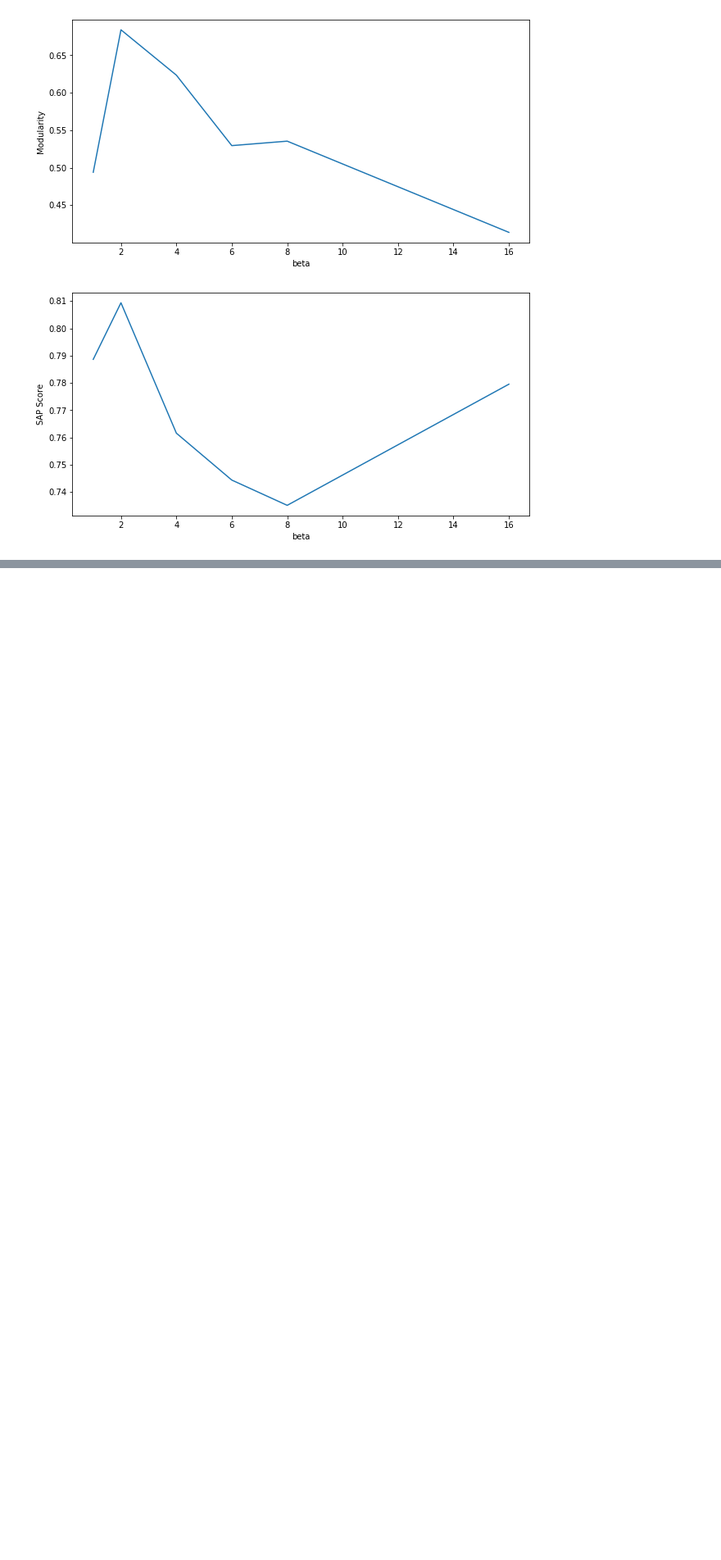
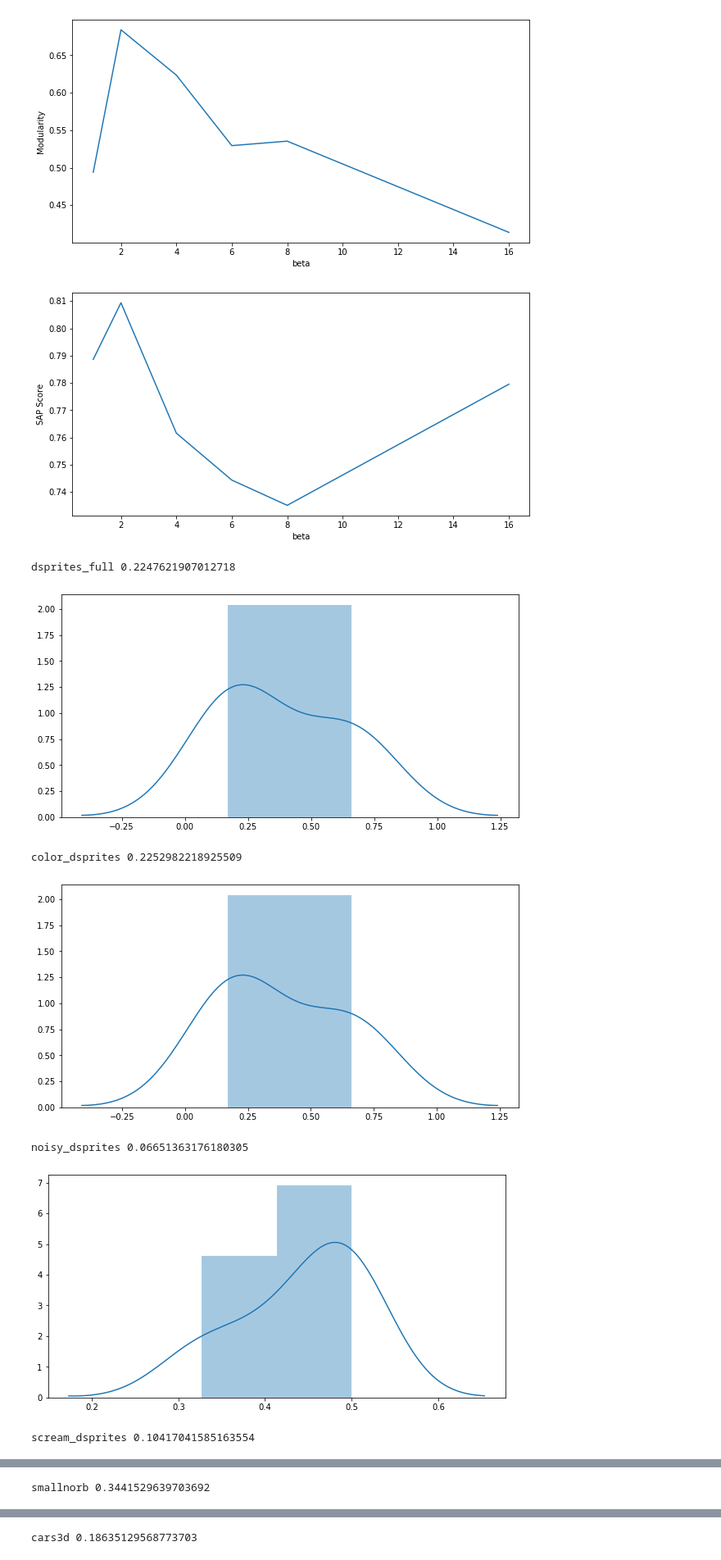
Before and after one commit to homaralex/disentanglement_lib, a Jupyter notebook: plots/notebooks/analyze_hnlpca.ipynb, the cells around one changed output, grey strips where cells are left out. Shown at 82% size. Saved outputs shown, nothing was run; the diff lists cells and outputs as text; code cells hidden in the pictures; blank space fills up the shorter version.

```diff
--- a/plots/notebooks/analyze_hnlpca.ipynb
+++ b/plots/notebooks/analyze_hnlpca.ipynb
@@ -188,3 +193,20 @@ for metric in DIS_METRICS:
 [figure]
 [figure]
 [figure]
+# %%
+for dataset in df_contribs['dataset'].unique():
+    contribs_dataset = df_contribs.loc[df_contribs['dataset'] == dataset].iloc[0]
+    sns.distplot(
+        contribs_dataset['variances_all'],
+        label=dataset,
+    )
+    print(dataset, contribs_dataset['std_variances_all'])
+    plt.show()
+# %% [output]
+dsprites_full 0.2247621907012718
+[figure, added]
+color_dsprites 0.2252982218925509
+[figure, added]
+noisy_dsprites 0.06651363176180305
+[figure, added]
+scream_dsprites 0.10417041585163554
@@ -190,0 +214 @@ for metric in DIS_METRICS:
+smallnorb 0.3441529639703692
@@ -190,0 +216 @@ for metric in DIS_METRICS:
+cars3d 0.18635129568773703
```
Also changed, not shown: parts of 4 cells of this notebook.
